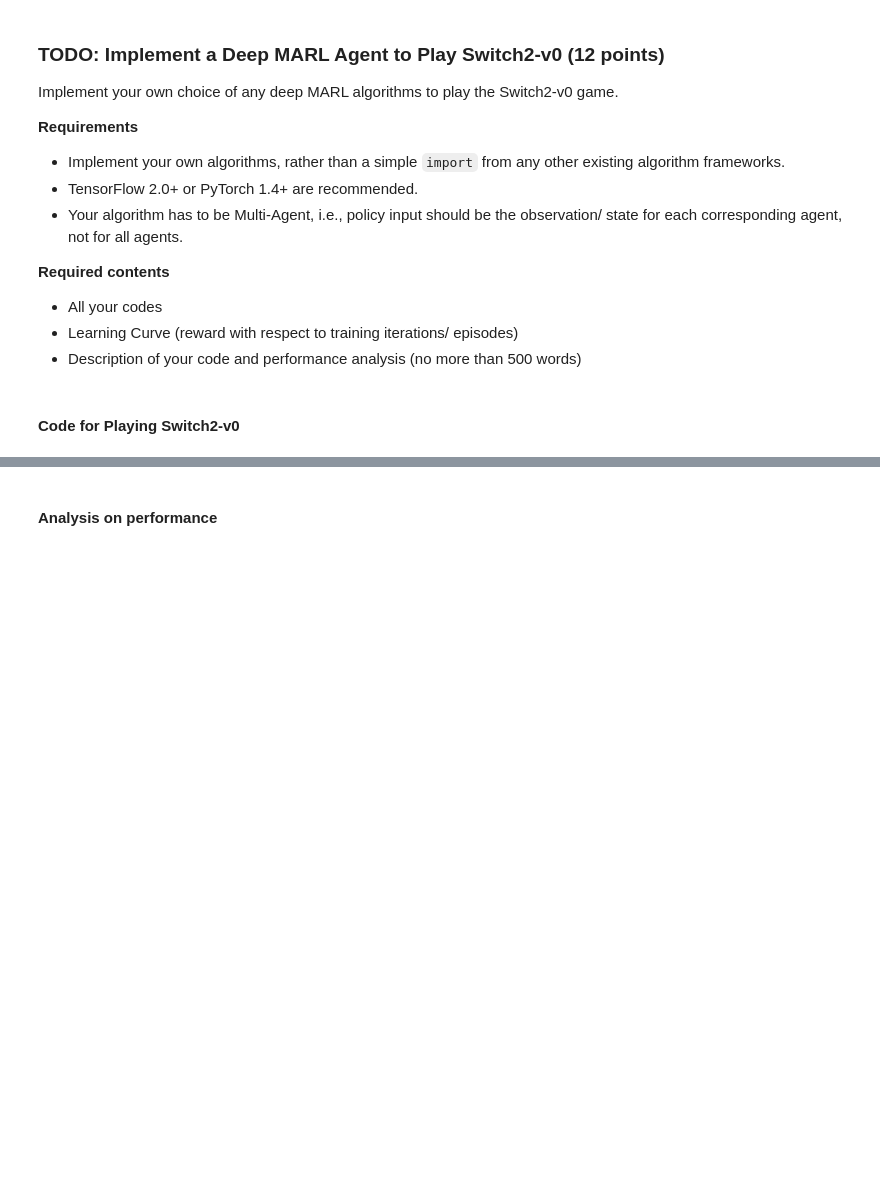
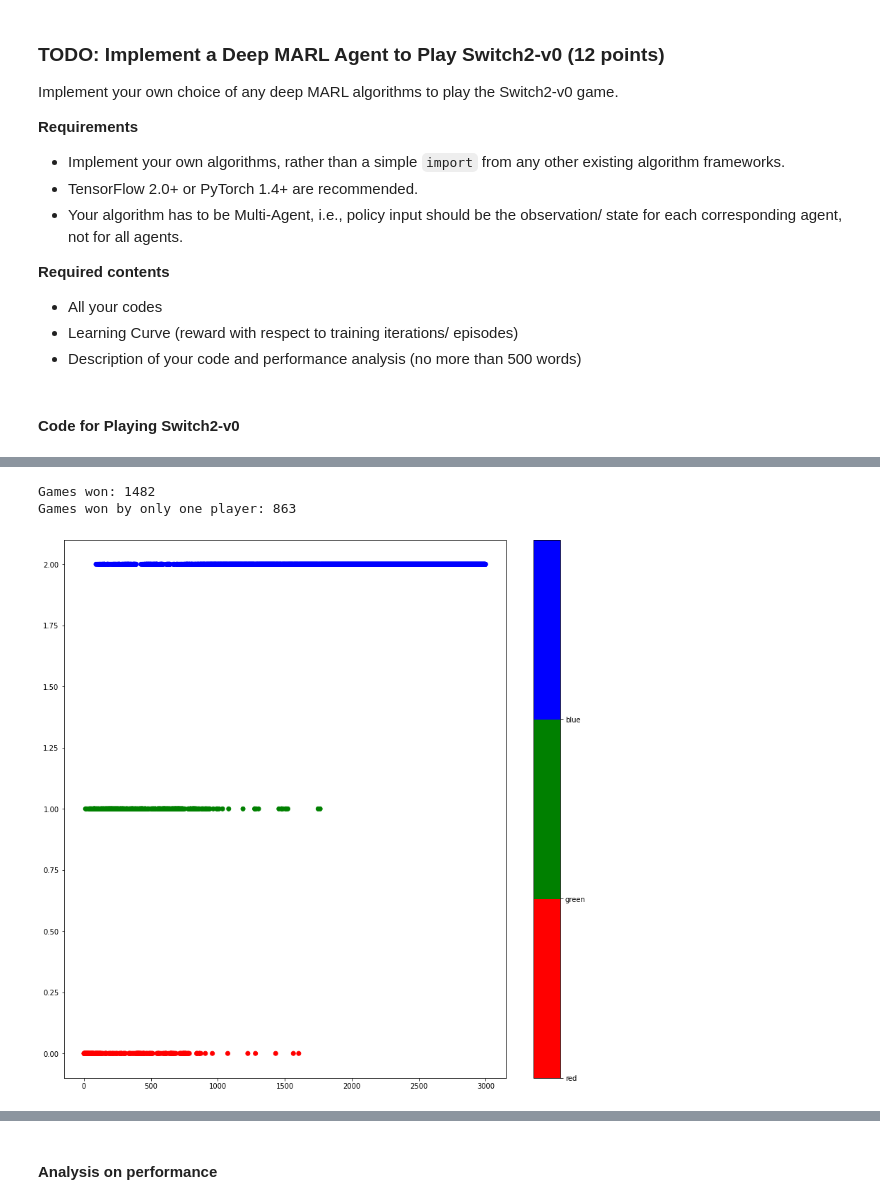
Before and after one commit to apof/Multi-Agent-RL, a Jupyter notebook: COMP0124_MAAI_2021_Individual_CW_Public.ipynb, the cells around one changed output, grey strips where cells are left out. Cells and saved outputs as stored; diff of their text form; code cells hidden in the pictures; blank space fills up the shorter version.

```diff
--- a/COMP0124_MAAI_2021_Individual_CW_Public.ipynb
+++ b/COMP0124_MAAI_2021_Individual_CW_Public.ipynb
@@ -1726,14 +1777,3 @@ class SwitchManager():
 
     def take_action(self, action):
         return self.env.step(action)
-# %%
-batch_size = 128
-gamma = 0.999
-eps_start = 1
-eps_end = 0.01
-eps_decay = 0.001
-target_update = 10
-memory_size = 1000000
-lr = 0.001
-num_episodes = 500
-agents_num = 2
@@ -1850 +1989,28 @@ Episode 499
+# %%
+print("Games won: " + str(won_games))
+print("Games won by only one player: " + str(partially_won_games))
+# %% [output]
+Games won: 1482
+Games won by only one player: 863
+# %%
+## visualise the wins per epidose
+
+index = []
+for i in range(num_episodes):
+  index.append(i)
+
+x = index
+y = win_list
+label = win_list
+colors = ['red','green','blue']
+
+fig = plt.figure(figsize=(14,14))
+plt.scatter(x, y, c=label, cmap=matplotlib.colors.ListedColormap(colors))
+
+cb = plt.colorbar()
+loc = np.arange(0,max(label),max(label)/float(len(colors)))
+cb.set_ticks(loc)
+cb.set_ticklabels(colors)
+# %% [output]
+[figure, added]
 # %% [markdown]
```
Also changed, not shown: parts of 31 cells of this notebook.
